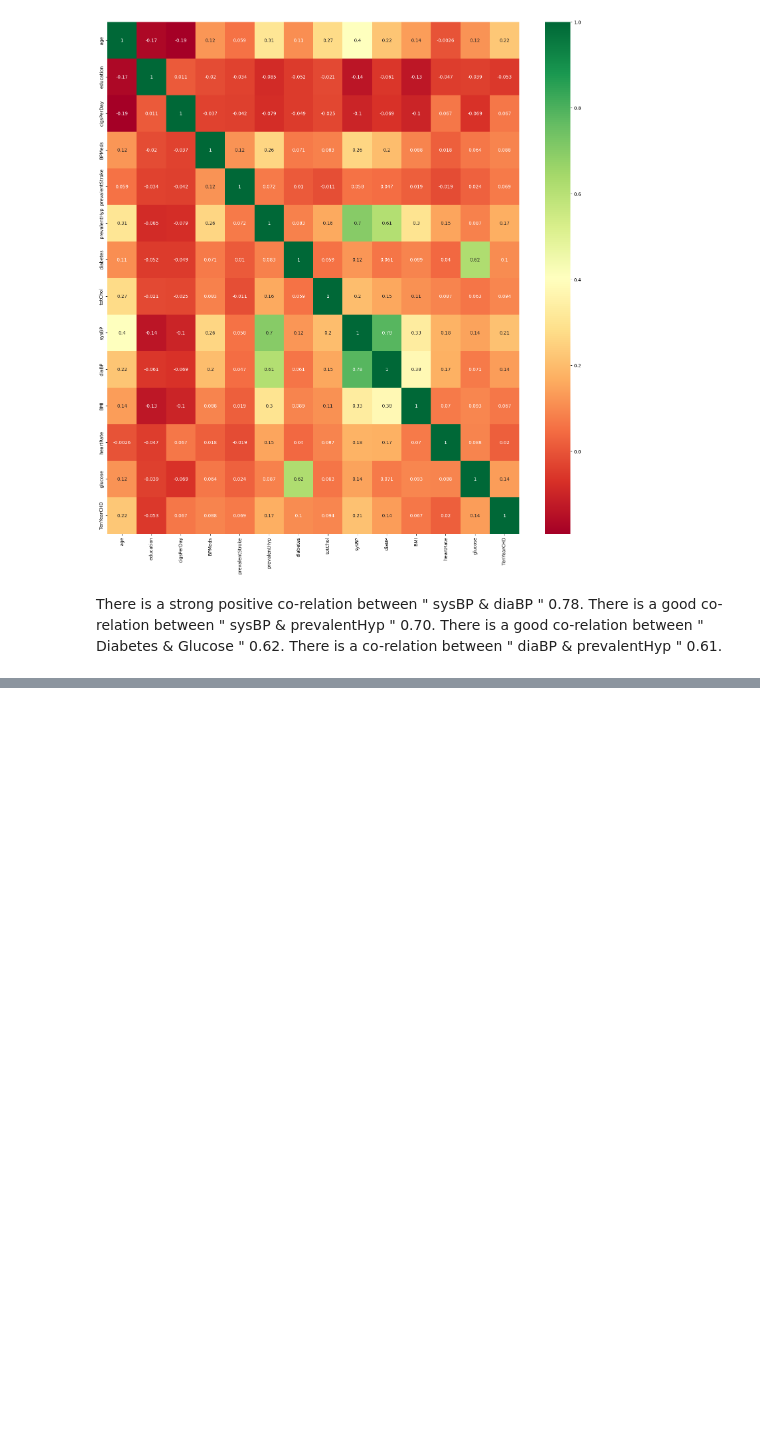
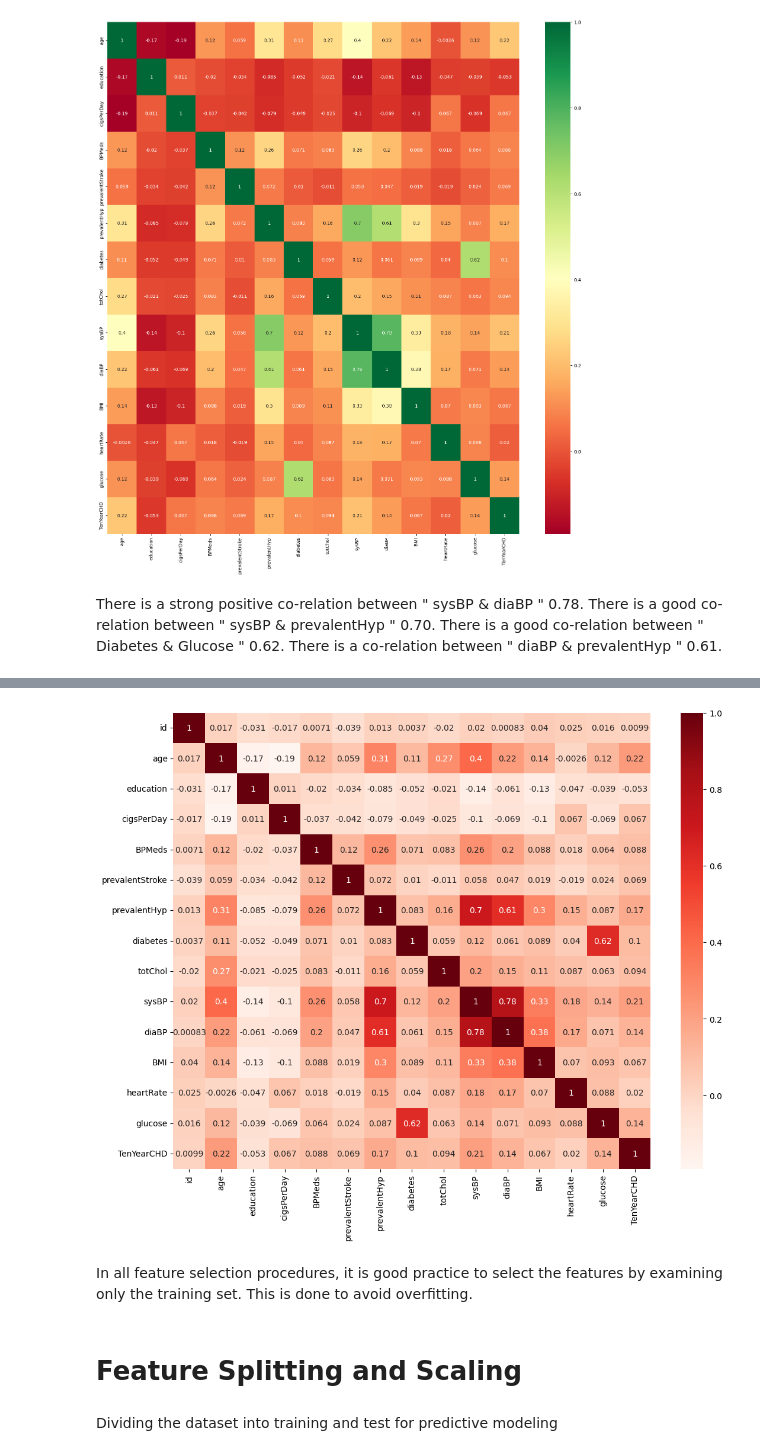
Before and after one commit to pavithra64/cardiovascular_risk_prediction, a Jupyter notebook: Untitled1.ipynb, the cells around one changed output, grey strips where cells are left out. Saved outputs shown, nothing was run; the diff lists cells and outputs as text; code cells hidden in the pictures; blank space fills up the shorter version.

```diff
--- a/Untitled1.ipynb
+++ b/Untitled1.ipynb
@@ -784,0 +819,10 @@ There is a co-relation between " diaBP & prevalentHyp " 0.61.
+# %%
+#Using Pearson Correlation
+plt.figure(figsize=(13,10))
+cor =df.corr()
+sns.heatmap(cor, annot=True, cmap=plt.cm.Reds)
+plt.show()
+# %% [output]
+[figure, added]
+# %% [markdown]
+In all feature selection procedures, it is good practice to select the features by examining only the training set. This is done to avoid overfitting.
@@ -784,0 +832,2 @@ There is a co-relation between " diaBP & prevalentHyp " 0.61.
+# %% [markdown]
+# Feature Splitting and Scaling
@@ -784,0 +838,2 @@ There is a co-relation between " diaBP & prevalentHyp " 0.61.
+# %% [markdown]
+Dividing the dataset into training and test for predictive modeling
```
Also changed, not shown: parts of 19 cells of this notebook.
